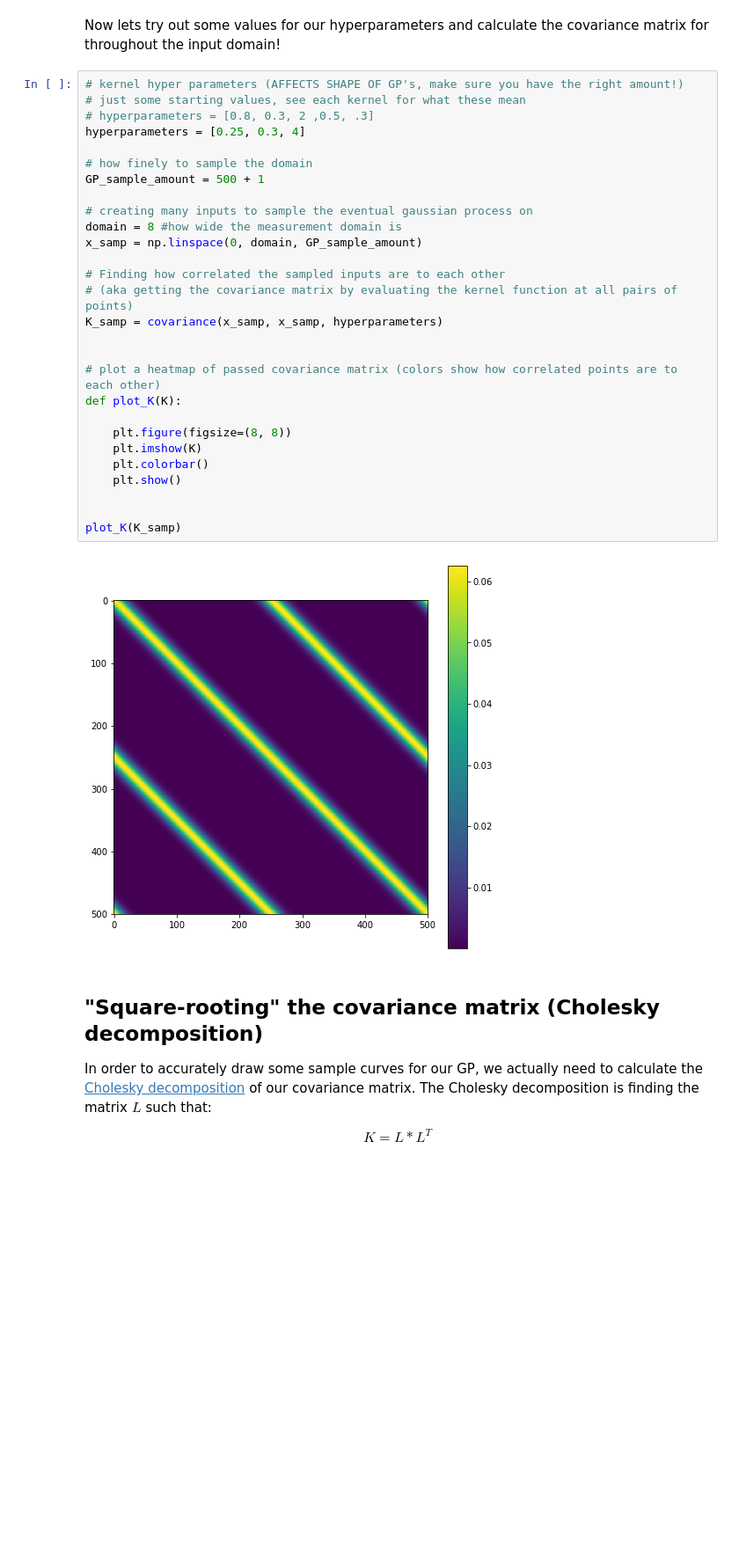
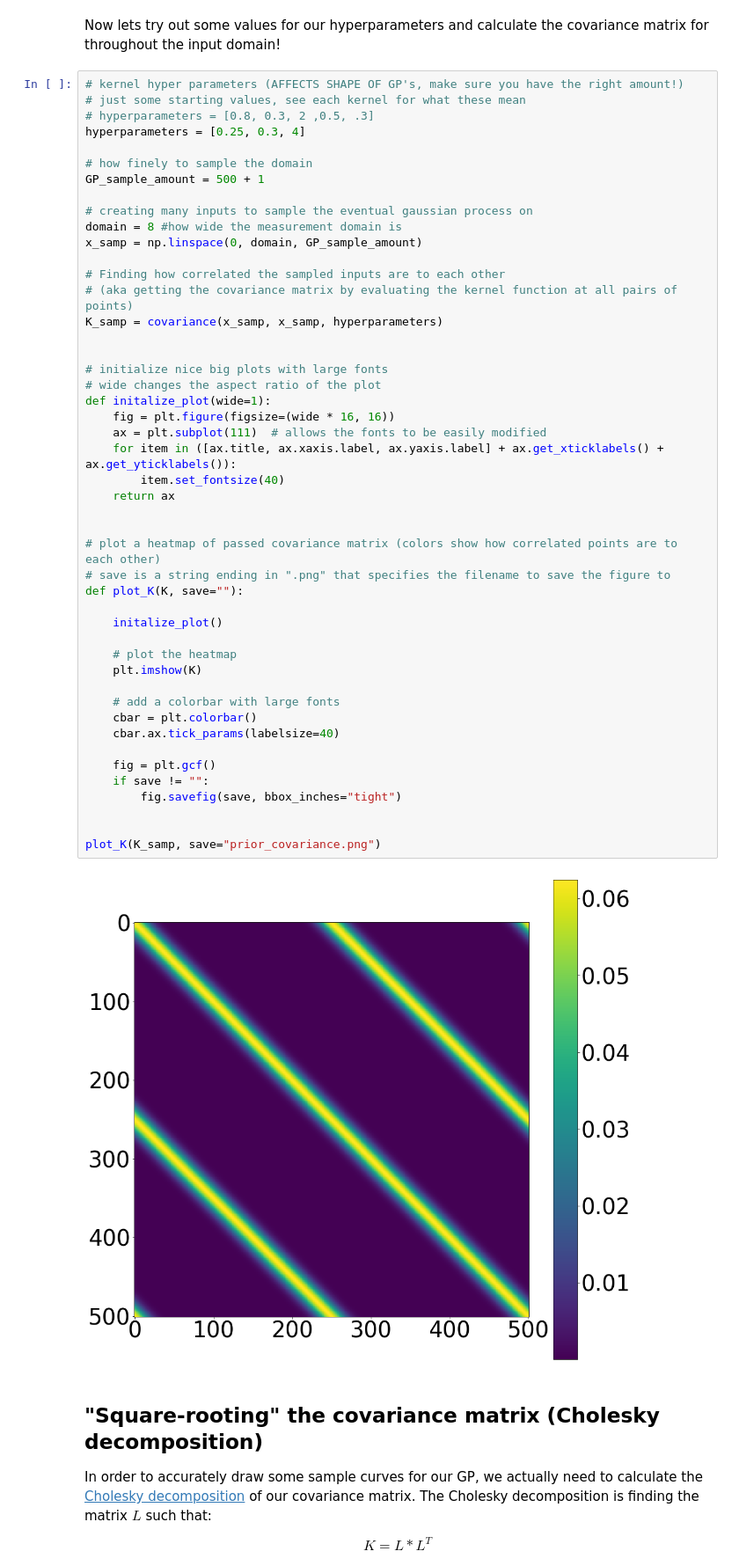
Before and after one commit to christiangil/GP-Research, a Jupyter notebook: python/GP_Tutorial.ipynb, the cells around one changed output. Shown at 88% size. Cells and saved outputs as stored; diff of their text form; blank space fills up the shorter version.

```diff
--- a/python/GP_Tutorial.ipynb
+++ b/python/GP_Tutorial.ipynb
@@ -169,33 +169,52 @@ Now lets try out some values for our hyperparameters and calculate the covarianc
 # %%
 # kernel hyper parameters (AFFECTS SHAPE OF GP's, make sure you have the right amount!)
 # just some starting values, see each kernel for what these mean
 # hyperparameters = [0.8, 0.3, 2 ,0.5, .3]
 hyperparameters = [0.25, 0.3, 4]
 
 # how finely to sample the domain
 GP_sample_amount = 500 + 1
 
 # creating many inputs to sample the eventual gaussian process on
 domain = 8 #how wide the measurement domain is
 x_samp = np.linspace(0, domain, GP_sample_amount)
 
 # Finding how correlated the sampled inputs are to each other
 # (aka getting the covariance matrix by evaluating the kernel function at all pairs of points)
 K_samp = covariance(x_samp, x_samp, hyperparameters)
 
 
-# plot a heatmap of passed covariance matrix (colors show how correlated points are to each other)
-def plot_K(K):
-
-    plt.figure(figsize=(8, 8))
-    plt.imshow(K)
-    plt.colorbar()
-    plt.show()
+# initialize nice big plots with large fonts
+# wide changes the aspect ratio of the plot
+def initalize_plot(wide=1):
+    fig = plt.figure(figsize=(wide * 16, 16))
+    ax = plt.subplot(111)  # allows the fonts to be easily modified
+    for item in ([ax.title, ax.xaxis.label, ax.yaxis.label] + ax.get_xticklabels() + ax.get_yticklabels()):
+        item.set_fontsize(40)
+    return ax
 
 
-plot_K(K_samp)
+# plot a heatmap of passed covariance matrix (colors show how correlated points are to each other)
+# save is a string ending in ".png" that specifies the filename to save the figure to
+def plot_K(K, save=""):
+
+    initalize_plot()
+
+    # plot the heatmap
+    plt.imshow(K)
+
+    # add a colorbar with large fonts
+    cbar = plt.colorbar()
+    cbar.ax.tick_params(labelsize=40)
+
+    fig = plt.gcf()
+    if save != "":
+        fig.savefig(save, bbox_inches="tight")
+
+
+plot_K(K_samp, save="prior_covariance.png")
 # %% [output]
-[figure, old version]
+[figure, new version]
 # %% [markdown]
 ## "Square-rooting" the covariance matrix (Cholesky decomposition)
 
```
Also changed, not shown: parts of 8 cells of this notebook, 56 other files.
